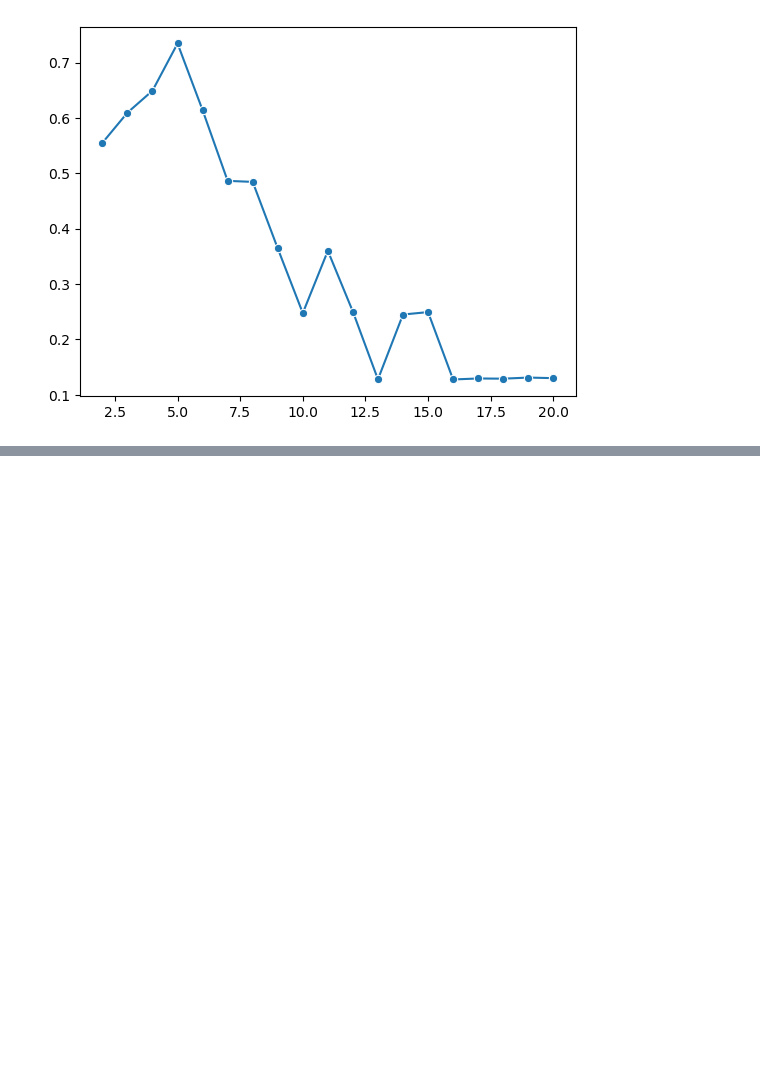
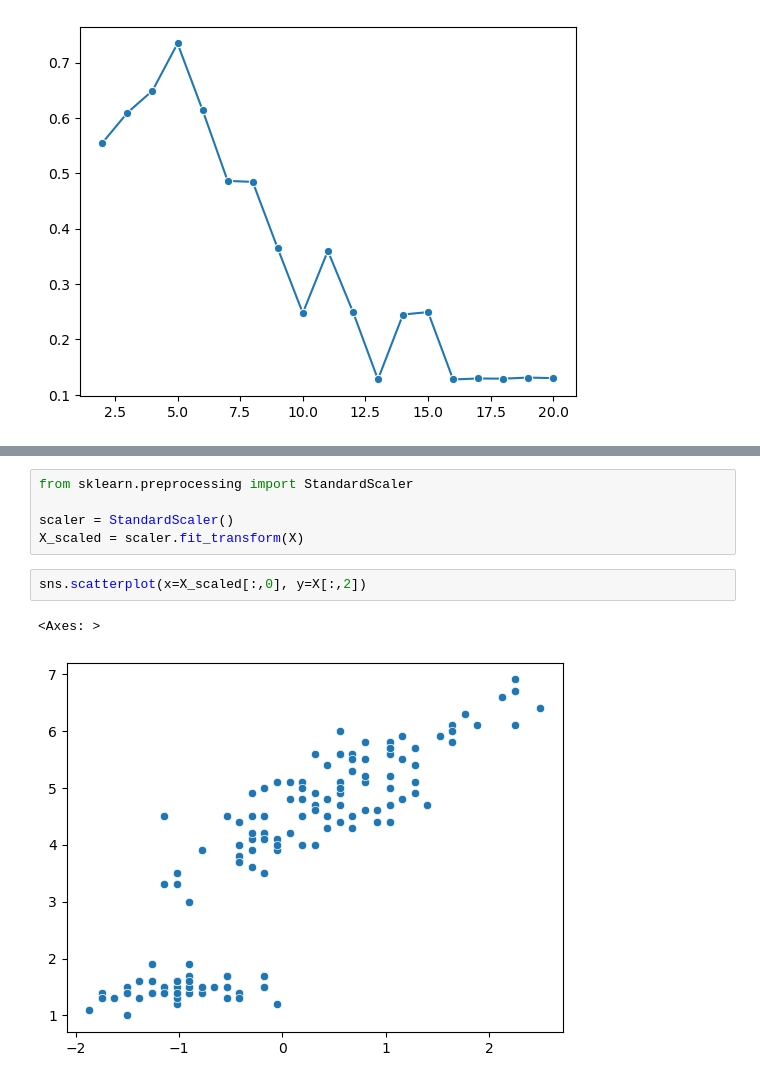
Before and after one commit to malik-abid2442/Prime-AI-and-ML, a Jupyter notebook: Machine Learning/K_Means_Clustering.ipynb, the cells around one changed output, grey strips where cells are left out. Saved outputs shown, nothing was run; the diff lists cells and outputs as text; blank space fills up the shorter version.

```diff
--- a/Machine Learning/K_Means_Clustering.ipynb
+++ b/Machine Learning/K_Means_Clustering.ipynb
@@ -119,0 +131,10 @@ sns.lineplot(x=range(2, 21), y=ss, marker='o')
+# %%
+from sklearn.preprocessing import StandardScaler
+
+scaler = StandardScaler()
+X_scaled = scaler.fit_transform(X)
+# %%
+sns.scatterplot(x=X_scaled[:,0], y=X[:,2])
+# %% [output]
+<Axes: >
+[figure, added]
```
Also changed, not shown: parts of 5 cells of this notebook.
